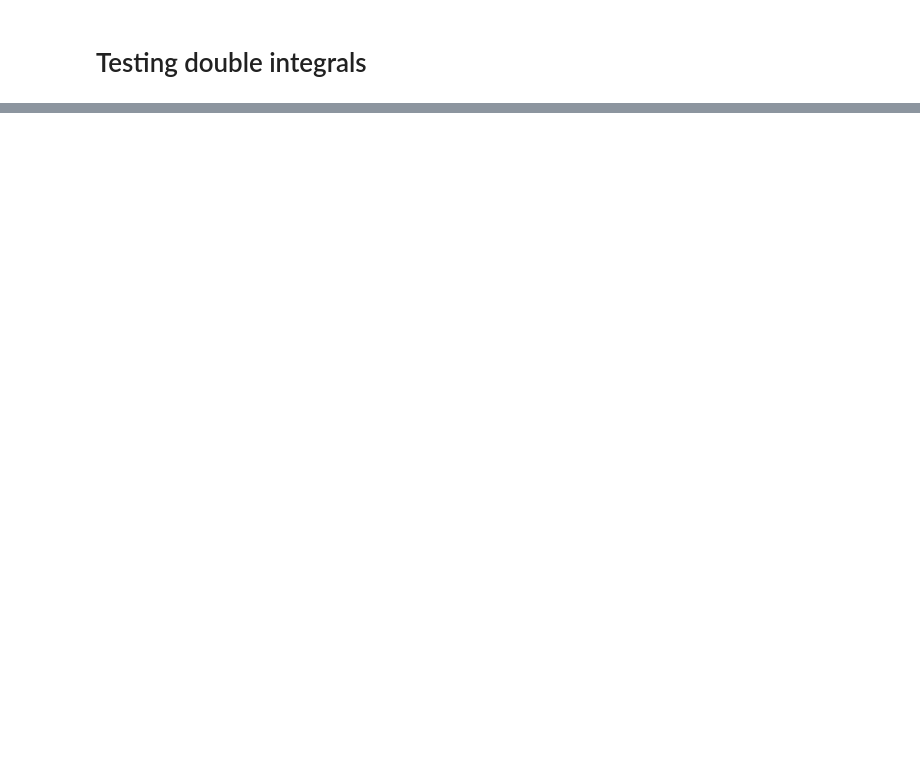
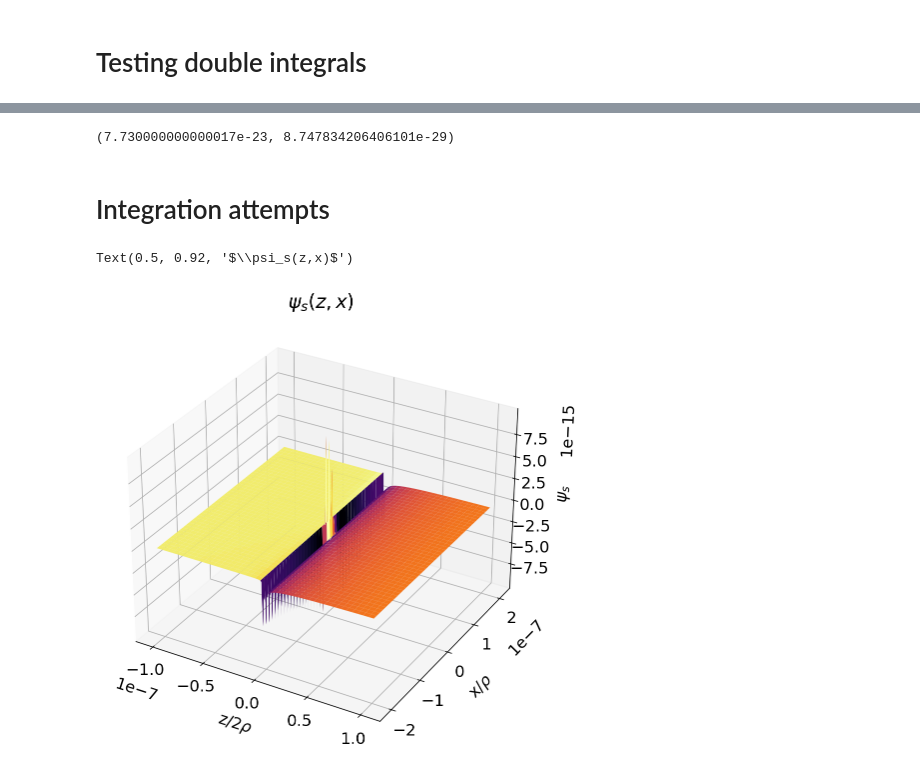
Before and after one commit to weiyuanlou/PyCSR2D, a Jupyter notebook: benchmarking/one_bend_transient/IGF_and_tanh_sinh_pracice.ipynb, the cells around one changed output, grey strips where cells are left out. Saved outputs shown, nothing was run; the diff lists cells and outputs as text; code cells hidden in the pictures; blank space fills up the shorter version.

Commit message:
Adding IGF (Integrated Greens Function) computation for potential grids

```diff
--- a/benchmarking/one_bend_transient/IGF_and_tanh_sinh_pracice.ipynb
+++ b/benchmarking/one_bend_transient/IGF_and_tanh_sinh_pracice.ipynb
@@ -381,0 +56,16 @@ nquad(f, ranges)
+# %%
+# nquad gives correct result
+integrate.nquad(gg,[[zo-dz/2, zo+dz/2],[xo-dx/2 , xo+dx/2]])
+# %% [output]
+(7.730000000000017e-23, 8.747834206406101e-29)
+# %% [markdown]
+# Integration attempts
+# %%
+from csr2d.core2 import psi_s, psi_x, psi_x0, psi_x_exact
+
+# from csr2d.core2 import alpha, alpha_exact_case_B_brentq, alpha_exact
+
+gamma = 5000
+
+## Additional parameters
+beta = (1-1/gamma**2)**(1/2)
@@ -381,0 +102,14 @@ nquad(f, ranges)
+# %%
+from mpl_toolkits import mplot3d
+
+fig, ax = plt.subplots(figsize=(8,8))
+ax = plt.axes(projection='3d')
+
+ax.plot_surface(zm2,xm2, psi_s_grid *dx*dz, cmap='inferno')
+ax.set_xlabel(r'z/2$\rho$',labelpad=10)
+ax.set_ylabel(r'x/$\rho$',labelpad=10)
+ax.set_zlabel(r'$\psi_s$',labelpad=10)
+ax.set_title(r'$\psi_s(z,x)$')
+# %% [output]
+Text(0.5, 0.92, '$\\psi_s(z,x)$')
+[figure, added]
```
Also changed, not shown: parts of 75 cells of this notebook, 1 other file.
